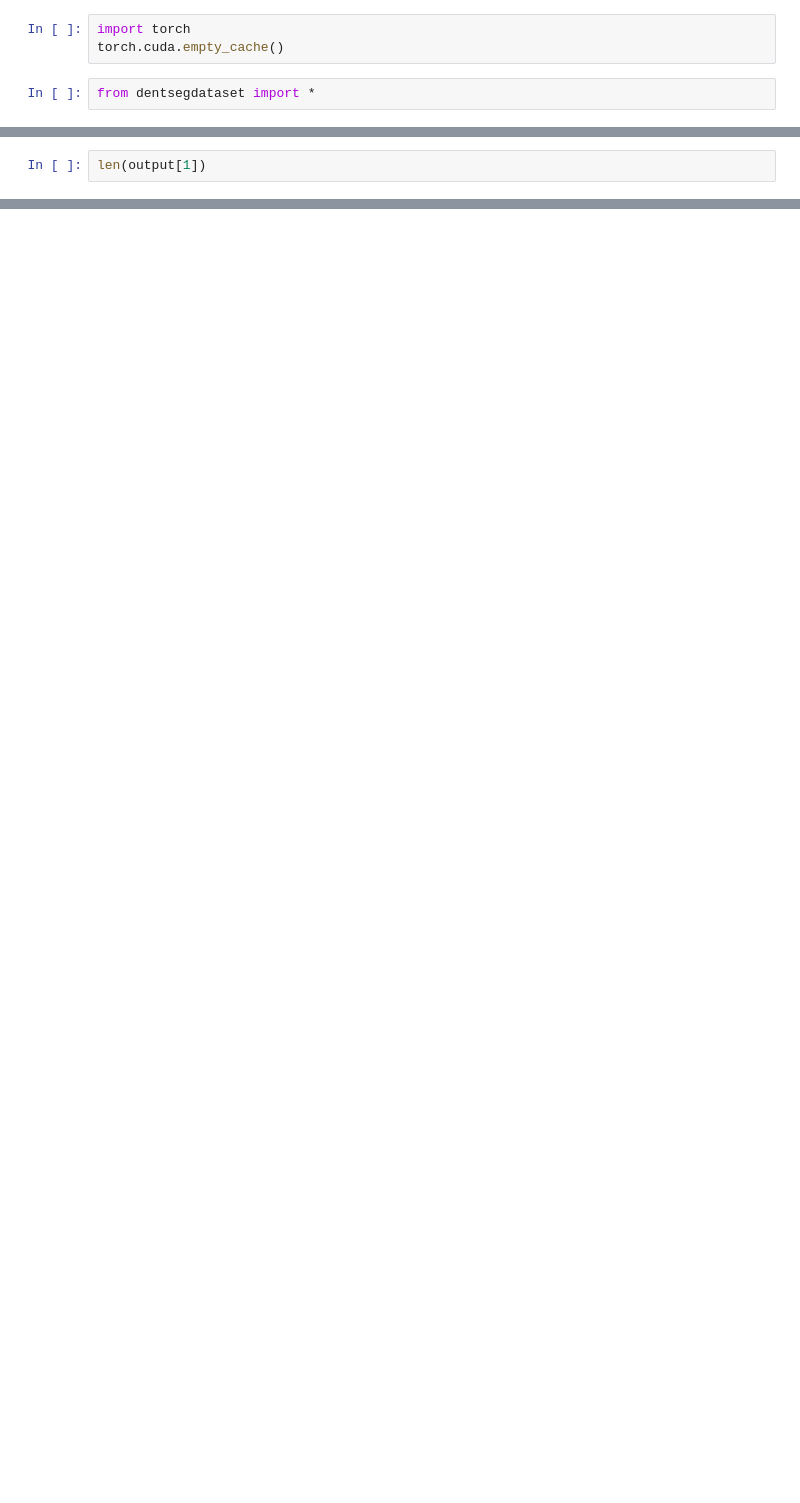
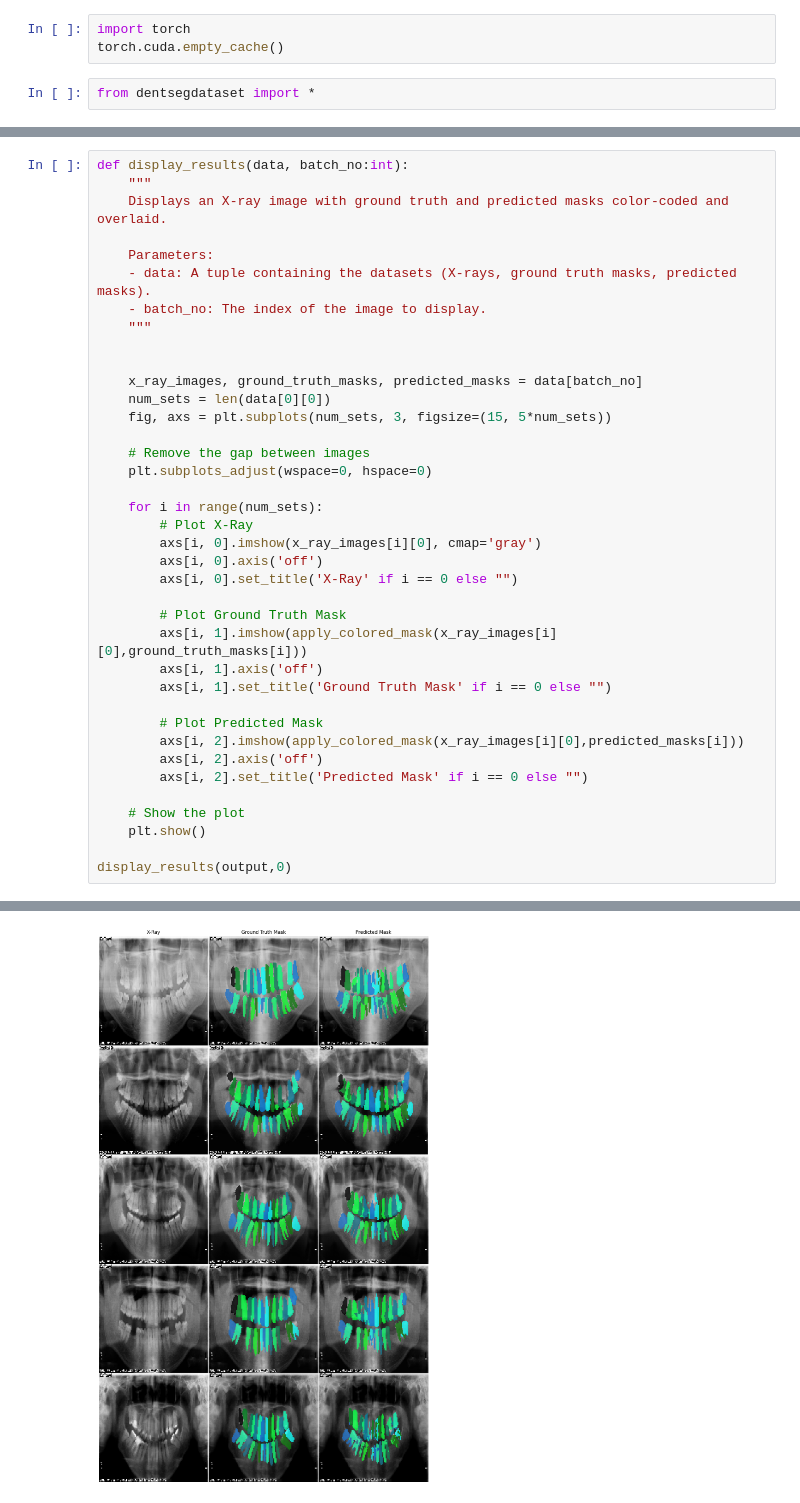
Before and after one commit to AlyxKing/DentSeg, a Jupyter notebook: app/src/dentseg.ipynb, the cells around one changed output, grey strips where cells are left out. Drawn from its saved outputs; the diff is of its cells as text; blank space fills up the shorter version.

```diff
--- a/app/src/dentseg.ipynb
+++ b/app/src/dentseg.ipynb
@@ -56,3 +96,39 @@ display_images(output,3)
 # %%
-len(output[1])
+def display_results(data, batch_no:int):
+    """
+    Displays an X-ray image with ground truth and predicted masks color-coded and overlaid.
+
+    Parameters:
+    - data: A tuple containing the datasets (X-rays, ground truth masks, predicted masks).
+    - batch_no: The index of the image to display.
+    """
+
+
+    x_ray_images, ground_truth_masks, predicted_masks = data[batch_no]
+    num_sets = len(data[0][0])
+    fig, axs = plt.subplots(num_sets, 3, figsize=(15, 5*num_sets))
+
+    # Remove the gap between images
+    plt.subplots_adjust(wspace=0, hspace=0)
+
+    for i in range(num_sets):
+        # Plot X-Ray
+        axs[i, 0].imshow(x_ray_images[i][0], cmap='gray')
+        axs[i, 0].axis('off')
+        axs[i, 0].set_title('X-Ray' if i == 0 else "")
+
+        # Plot Ground Truth Mask
+        axs[i, 1].imshow(apply_colored_mask(x_ray_images[i][0],ground_truth_masks[i]))
+        axs[i, 1].axis('off')
+        axs[i, 1].set_title('Ground Truth Mask' if i == 0 else "")
+
+        # Plot Predicted Mask
+        axs[i, 2].imshow(apply_colored_mask(x_ray_images[i][0],predicted_masks[i]))
+        axs[i, 2].axis('off')
+        axs[i, 2].set_title('Predicted Mask' if i == 0 else "")
+
+    # Show the plot
+    plt.show()
+
+display_results(output,0)
 # %% [output]
@@ -60 +135,2 @@ len(output[1])
+[figure, added]
 # %%
```
Also changed, not shown: parts of 9 cells of this notebook, 2 other files.
